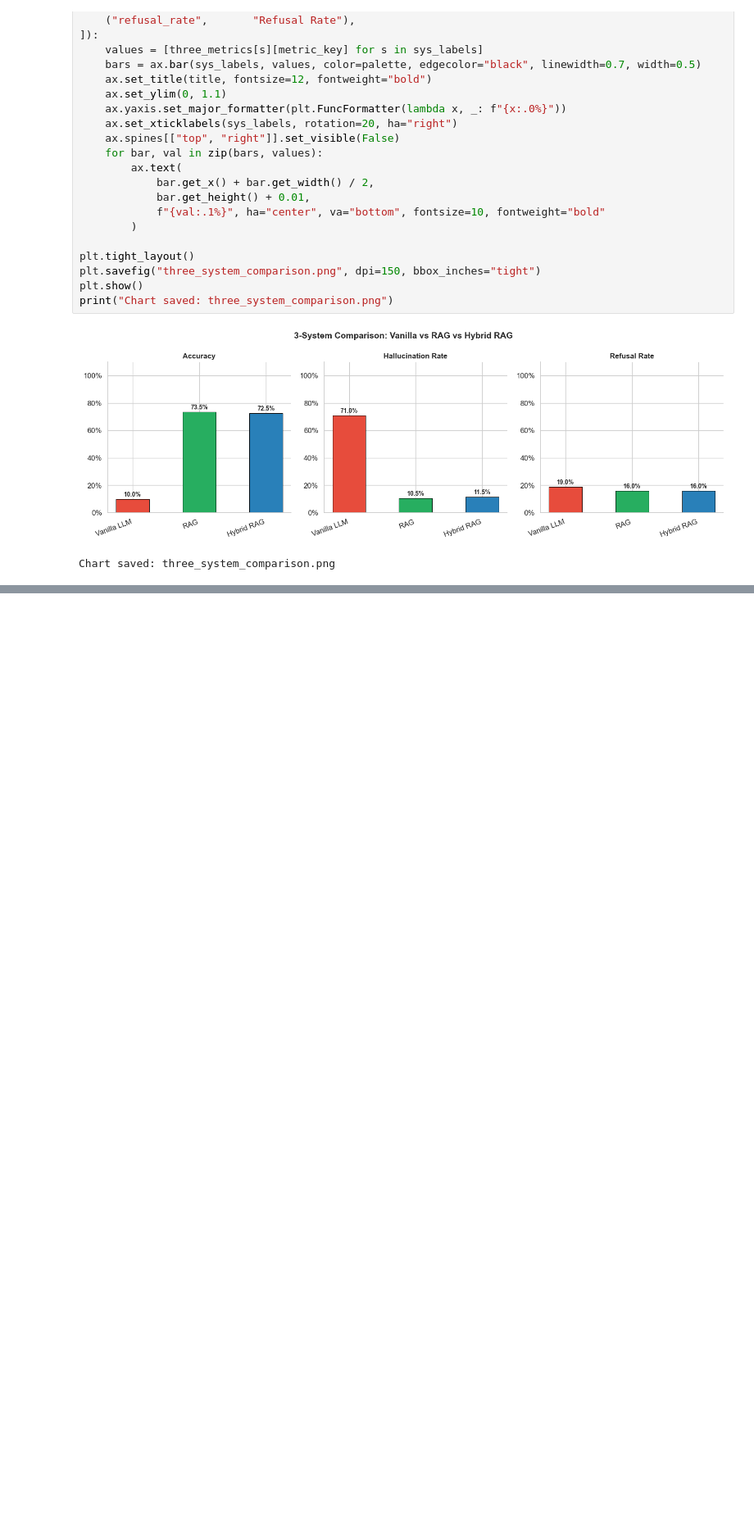
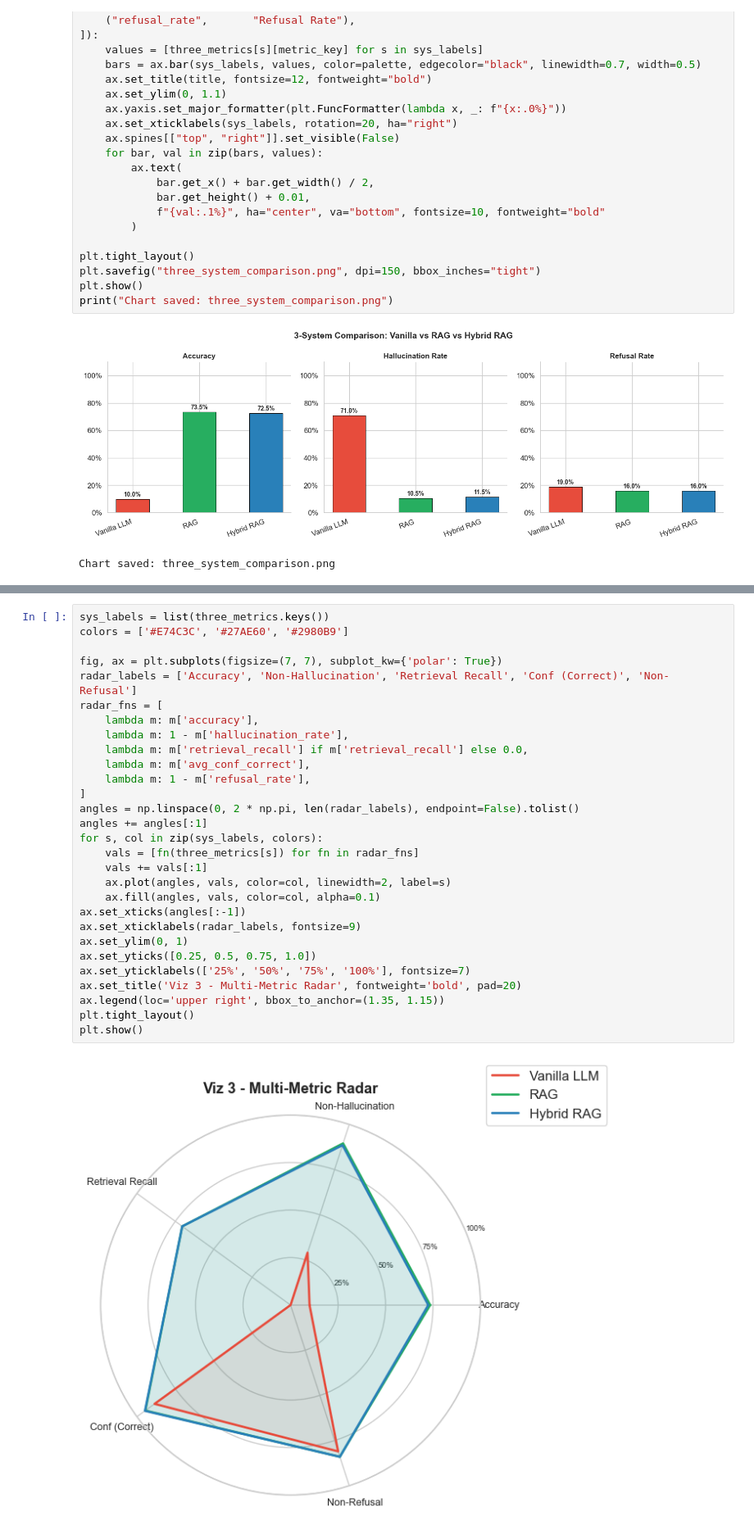
Before and after one commit to SunLite9/Final-Project-425, a Jupyter notebook: final425_updated.ipynb, the cells around one changed output, grey strips where cells are left out. Shown at 82% size. Cells and saved outputs as stored; diff of their text form; blank space fills up the shorter version.

```diff
--- a/final425_updated.ipynb
+++ b/final425_updated.ipynb
@@ -1143,0 +1194,31 @@ Chart saved: three_system_comparison.png
+# %%
+sys_labels = list(three_metrics.keys())
+colors = ['#E74C3C', '#27AE60', '#2980B9']
+
+fig, ax = plt.subplots(figsize=(7, 7), subplot_kw={'polar': True})
+radar_labels = ['Accuracy', 'Non-Hallucination', 'Retrieval Recall', 'Conf (Correct)', 'Non-Refusal']
+radar_fns = [
+    lambda m: m['accuracy'],
+    lambda m: 1 - m['hallucination_rate'],
+    lambda m: m['retrieval_recall'] if m['retrieval_recall'] else 0.0,
+    lambda m: m['avg_conf_correct'],
+    lambda m: 1 - m['refusal_rate'],
+]
+angles = np.linspace(0, 2 * np.pi, len(radar_labels), endpoint=False).tolist()
+angles += angles[:1]
+for s, col in zip(sys_labels, colors):
+    vals = [fn(three_metrics[s]) for fn in radar_fns]
+    vals += vals[:1]
+    ax.plot(angles, vals, color=col, linewidth=2, label=s)
+    ax.fill(angles, vals, color=col, alpha=0.1)
+ax.set_xticks(angles[:-1])
+ax.set_xticklabels(radar_labels, fontsize=9)
+ax.set_ylim(0, 1)
+ax.set_yticks([0.25, 0.5, 0.75, 1.0])
+ax.set_yticklabels(['25%', '50%', '75%', '100%'], fontsize=7)
+ax.set_title('Viz 3 - Multi-Metric Radar', fontweight='bold', pad=20)
+ax.legend(loc='upper right', bbox_to_anchor=(1.35, 1.15))
+plt.tight_layout()
+plt.show()
+# %% [output]
+[figure, added]
```
Also changed, not shown: parts of 7 cells of this notebook.
